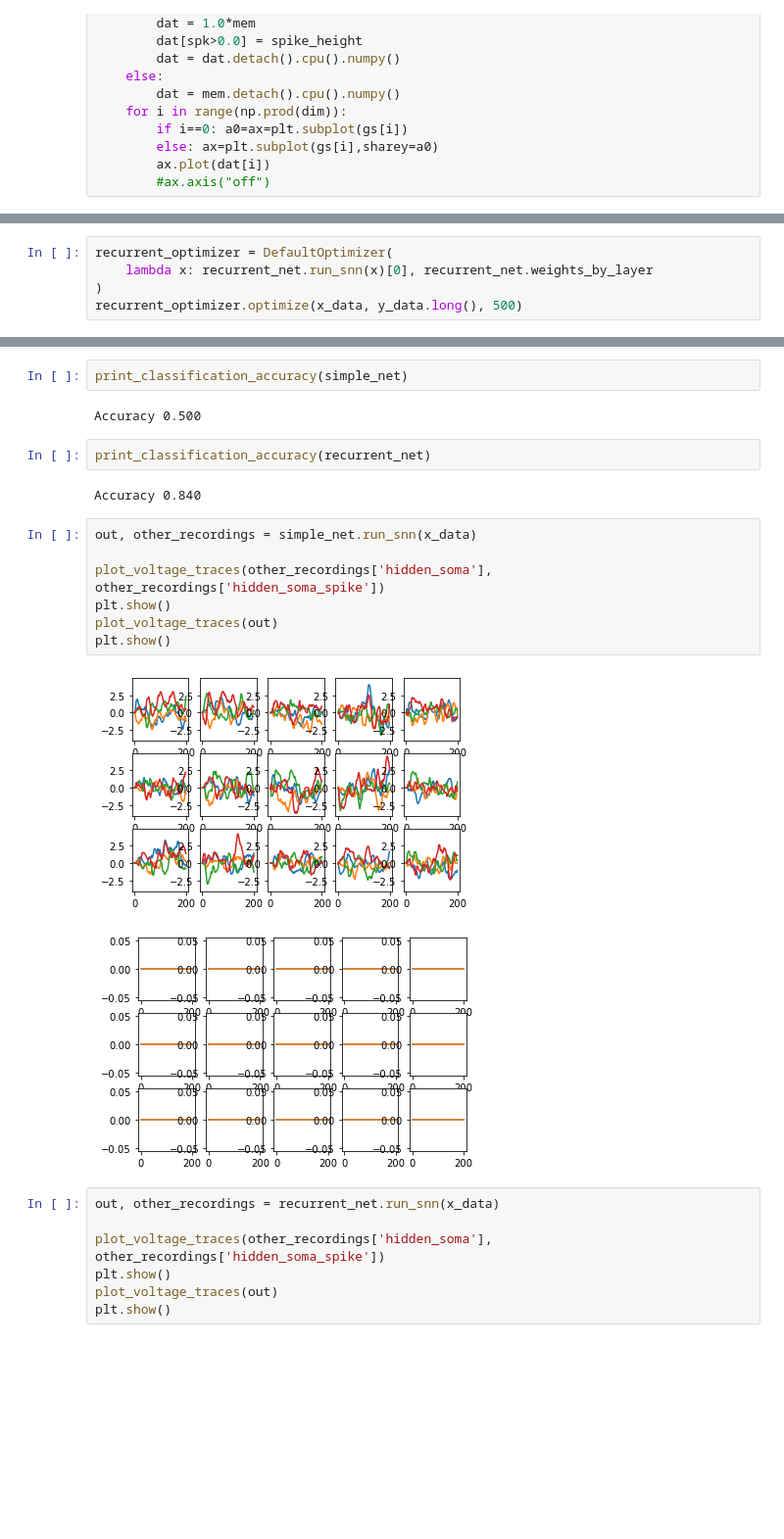
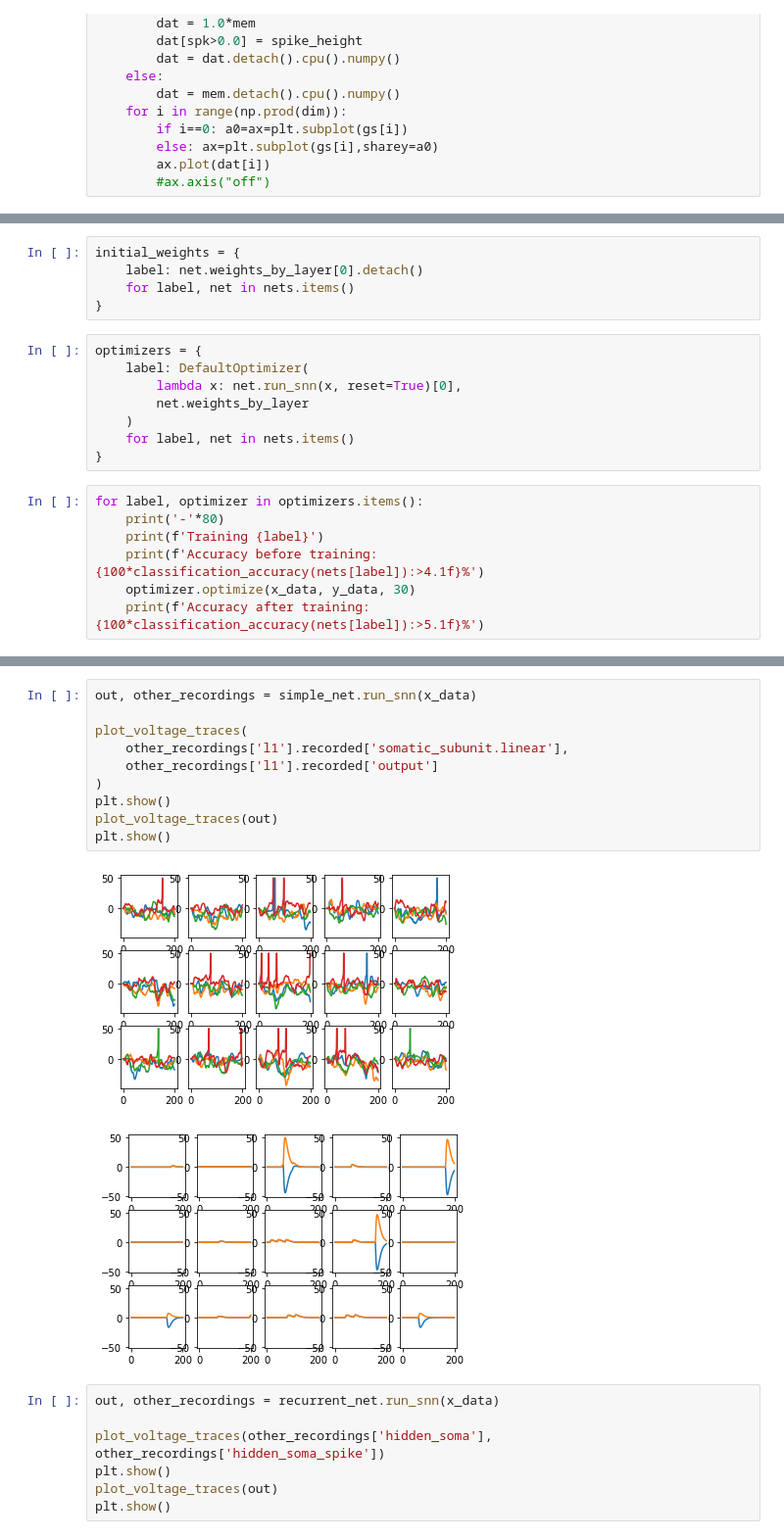
Before and after one commit to nauralcodinglab/linear-nonlinear-dendrites, a Jupyter notebook: training/spytorch-tutorial-1.ipynb, the cells around one changed output, grey strips where cells are left out. Shown: that part at 98% size. Drawn from its saved outputs; the diff is of its cells as text; blank space fills up the shorter version.

```diff
--- a/training/spytorch-tutorial-1.ipynb
+++ b/training/spytorch-tutorial-1.ipynb
@@ -243,5 +296,20 @@ simple_optimizer.optimize(x_data, y_data.long(), 500)
-# %%
-recurrent_optimizer = DefaultOptimizer(
-    lambda x: recurrent_net.run_snn(x)[0], recurrent_net.weights_by_layer
-)
-recurrent_optimizer.optimize(x_data, y_data.long(), 500)
+# %%
+initial_weights = {
+    label: net.weights_by_layer[0].detach()
+    for label, net in nets.items()
+}
+# %%
+optimizers = {
+    label: DefaultOptimizer(
+        lambda x: net.run_snn(x, reset=True)[0],
+        net.weights_by_layer
+    )
+    for label, net in nets.items()
+}
+# %%
+for label, optimizer in optimizers.items():
+    print('-'*80)
+    print(f'Training {label}')
+    print(f'Accuracy before training: {100*classification_accuracy(nets[label]):>4.1f}%')
+    optimizer.optimize(x_data, y_data, 30)
+    print(f'Accuracy after training: {100*classification_accuracy(nets[label]):>5.1f}%')
@@ -257,21 +379,16 @@ sns.despine()
-# %%
-print_classification_accuracy(simple_net)
-# %% [output]
-Accuracy 0.500
-# %%
-print_classification_accuracy(recurrent_net)
-# %% [output]
-Accuracy 0.840
 # %%
 out, other_recordings = simple_net.run_snn(x_data)
 
-plot_voltage_traces(other_recordings['hidden_soma'], other_recordings['hidden_soma_spike'])
+plot_voltage_traces(
+    other_recordings['l1'].recorded['somatic_subunit.linear'],
+    other_recordings['l1'].recorded['output']
+)
 plt.show()
 plot_voltage_traces(out)
 plt.show()
 # %% [output]
-[figure, old version]
+[figure, new version]
-[figure, old version]
+[figure, new version]
 # %%
 out, other_recordings = recurrent_net.run_snn(x_data)
 
```
Also changed, not shown: parts of 22 cells of this notebook, 2 other files.
